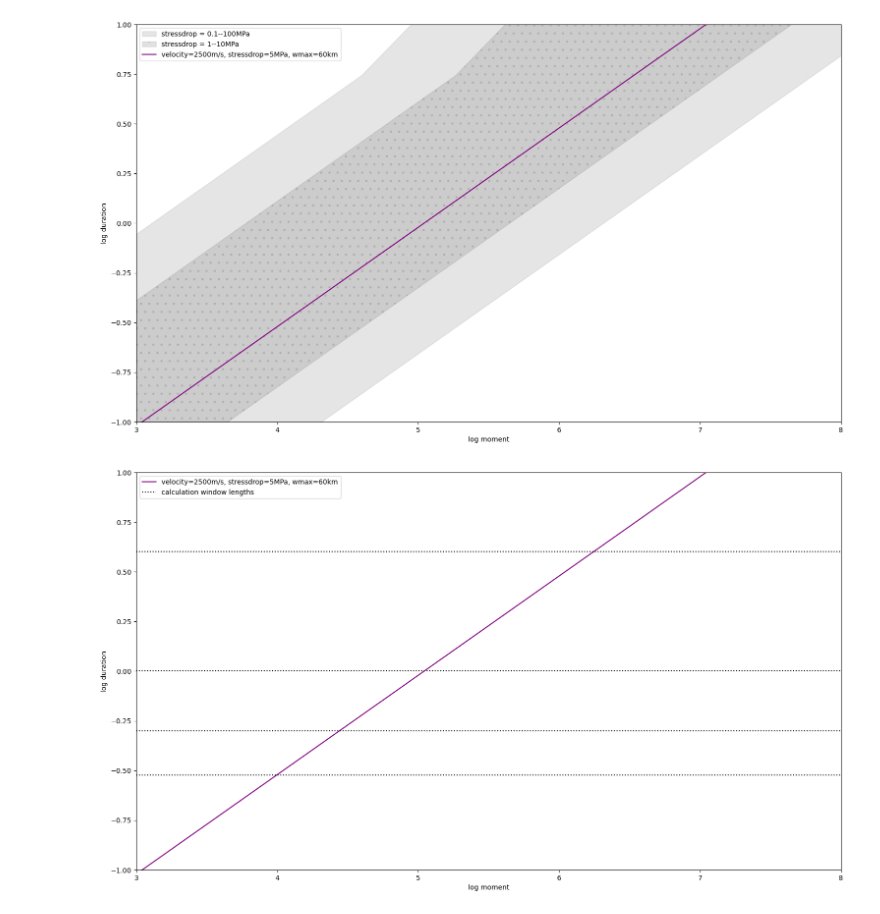
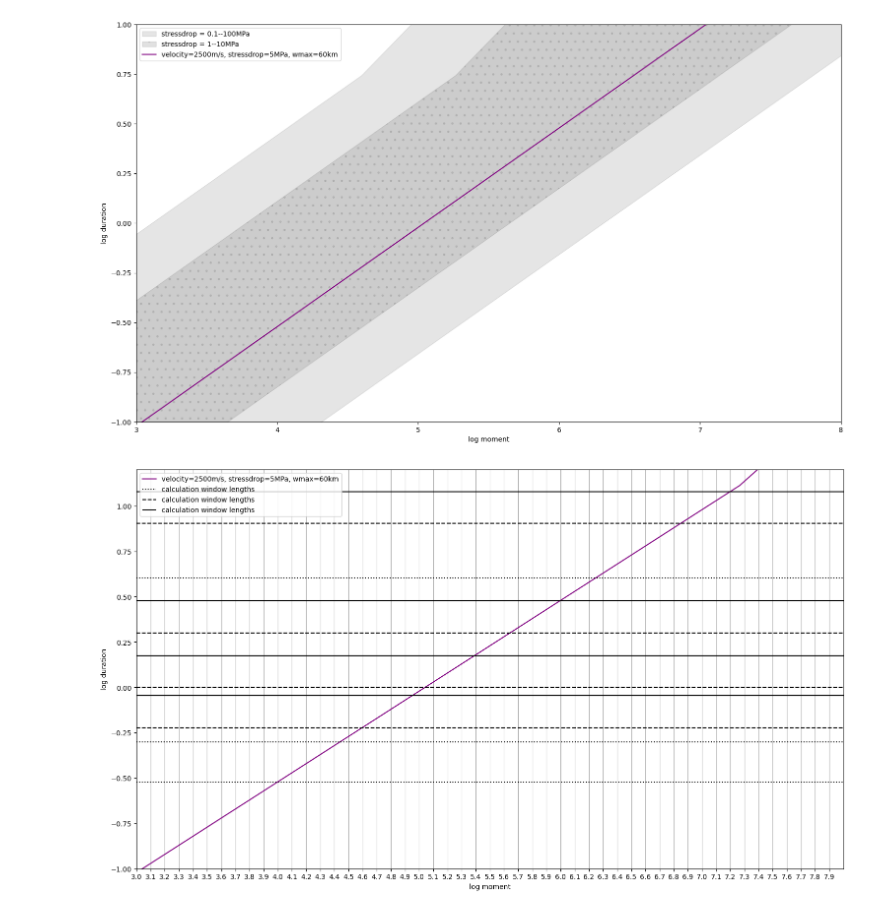
Before and after one commit to RebeccaColquhoun/seismo_det, a Jupyter notebook: code/durations.ipynb, the cells around one changed output. Saved outputs shown, nothing was run; the diff lists cells and outputs as text; code cells hidden in the pictures.

```diff
--- a/code/durations.ipynb
+++ b/code/durations.ipynb
@@ -293,29 +295,43 @@ plt.savefig('/home/earthquakes1/homes/Rebecca/phd/seismo_det/figures/ppt_duratio
 # %%
 #plt.fill_between(list_mags,min_logT, max_logT, alpha = 0.2, color = 'grey', label='stressdrop = 0.1--100MPa')
 #plt.fill_between(list_mags,min_logT_2, max_logT_2, alpha = 0.2, color = 'dimgrey',hatch = '.', label='stressdrop = 1--10MPa')
 #plt.plot(list_mags,max_logT)
 plt.plot(list_mags, calc_line_fig1(2500, 5E6, 60E3, list_moments), color='purple', label = f'velocity={2500}m/s, stressdrop={5}MPa, wmax={60}km')
 #plt.plot(list_mags, calc_line_fig1(min_V, min_stressdrop, min_Wmax, list_moments), '--o', color='darkgrey',  label = f'velocity={min_V}m/s, stressdrop={min_stressdrop/mpa}MPa, wmax={min_Wmax/km}km')
 #plt.plot(list_mags, calc_line_fig1(min_V, min_stressdrop, max_Wmax, list_moments), '--o', color='darkgrey', label = f'velocity={min_V}m/s, stressdrop={min_stressdrop/mpa}MPa, wmax={max_Wmax/km}km')
 #plt.plot(list_mags, calc_line_fig1(max_V, min_stressdrop, min_Wmax, list_moments), '-.o', color='darkgrey', label = f'velocity={max_V}m/s, stressdrop={min_stressdrop/mpa}MPa, wmax={min_Wmax/km}km')
 #plt.plot(list_mags, calc_line_fig1(max_V, min_stressdrop, max_Wmax, list_moments), '-.o', color='darkgrey', label = f'velocity={max_V}m/s, stressdrop={min_stressdrop/mpa}MPa, wmax={max_Wmax/km}km')
 #plt.plot(list_mags, calc_line_fig1(min_V, max_stressdrop, min_Wmax, list_moments), '--^', color='darkgrey', label = f'velocity={min_V}m/s, stressdrop={max_stressdrop/mpa}MPa, wmax={min_Wmax/km}km')
 #plt.plot(list_mags, calc_line_fig1(min_V, max_stressdrop, max_Wmax, list_moments), '--^', color='darkgrey', label = f'velocity={min_V}m/s, stressdrop={max_stressdrop/mpa}MPa, wmax={max_Wmax/km}km')
 #plt.plot(list_mags, calc_line_fig1(max_V, max_stressdrop, min_Wmax, list_moments), '-.^', color='darkgrey', label = f'velocity={max_V}m/s, stressdrop={max_stressdrop/mpa}MPa, wmax={min_Wmax/km}km')
 #plt.plot(list_mags, calc_line_fig1(max_V, max_stressdrop, max_Wmax, list_moments), '-.^', color='darkgrey', label = f'velocity={max_V}m/s, stressdrop={max_stressdrop/mpa}MPa, wmax={max_Wmax/km}km')
 
 #plt.xscale('log')
 plt.ylabel('log duration')
 plt.xlabel('log moment')
 plt.xlim([3,8])
-plt.ylim([-1,1])
+plt.ylim([-1,1.2])
 plt.hlines(np.log10(1), 3,8, color='k', linestyle = ':', label = 'calculation window lengths')
 plt.hlines(np.log10(0.5), 3,8, color='k', linestyle = ':')
 plt.hlines(np.log10(4), 3,8, color='k', linestyle = ':')
 plt.hlines(np.log10(0.3), 3,8, color='k', linestyle = ':')
+plt.hlines(np.log10(2), 3,8, color='k', linestyle = 'dashed', label = 'calculation window lengths')
+plt.hlines(np.log10(1), 3,8, color='k', linestyle = 'dashed')
+plt.hlines(np.log10(8), 3,8, color='k', linestyle = 'dashed')
+plt.hlines(np.log10(0.6), 3,8, color='k', linestyle = 'dashed')
+#plt.hlines(np.log10(10), 3,8, color='k',  label = 'calculation window lengths')
+#plt.hlines(np.log10(5), 3,8, color='k',)
+#plt.hlines(np.log10(40), 3,8, color='k')
+#plt.hlines(np.log10(3), 3,8, color='k')
+plt.hlines(np.log10(3), 3,8, color='k',  label = 'calculation window lengths')
+plt.hlines(np.log10(1.5), 3,8, color='k',)
+plt.hlines(np.log10(12), 3,8, color='k')
+plt.hlines(np.log10(0.9), 3,8, color='k')
 plt.legend()
 fig = matplotlib.pyplot.gcf()
 fig.set_size_inches(18.5, 10.5)
-plt.savefig('/home/earthquakes1/homes/Rebecca/phd/seismo_det/figures/ppt_duration_estimates4.png')
+plt.grid(visible=True, which='major', axis='x')
+plt.xticks(np.arange(3,8,0.1))
+plt.savefig('/home/earthquakes1/homes/Rebecca/phd/seismo_det/figures/ppt_duration_estimates_full_half_tenth.pdf')
 # %% [output]
-[figure, old version]
+[figure, new version]
```
Also changed, not shown: parts of 1 cell of this notebook, 2 other files.
